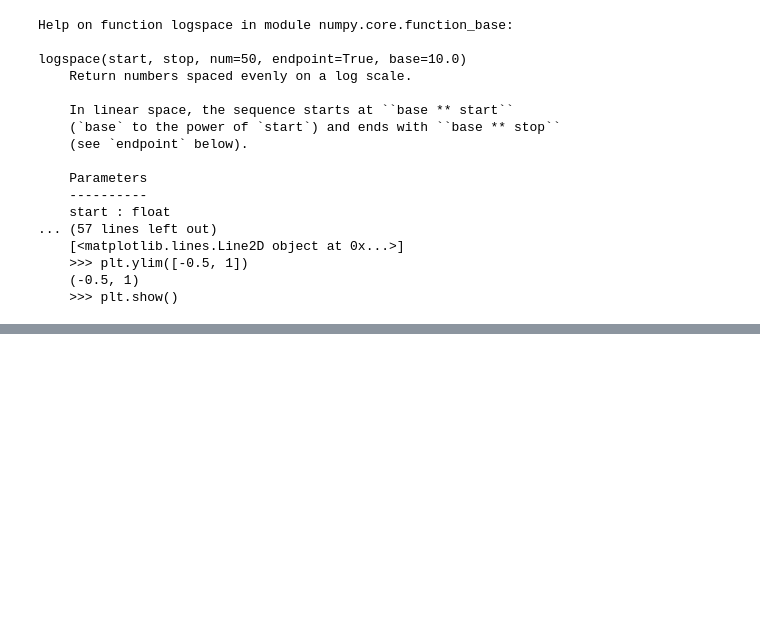
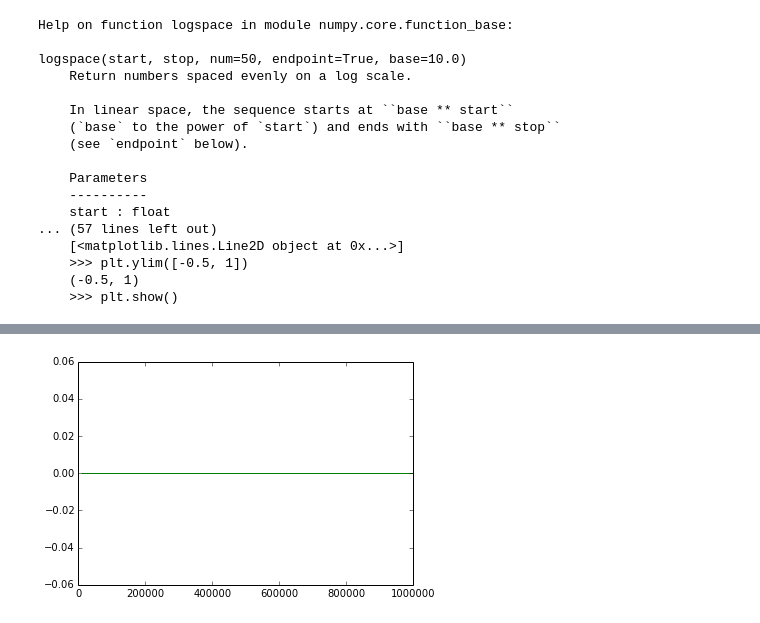
Before and after one commit to kjarment/PHYS202S14, a Jupyter notebook: SciPy/MCIntegrationExcercises.ipynb, the cells around one changed output, grey strips where cells are left out. Cells and saved outputs as stored; diff of their text form; code cells hidden in the pictures; blank space fills up the shorter version.

```diff
--- a/SciPy/MCIntegrationExcercises.ipynb
+++ b/SciPy/MCIntegrationExcercises.ipynb
@@ -208,0 +267,5 @@ plt.show()
+# %%
+plt.plot(N1, Unc, color='g',label='Uncertainty')
+plt.show()
+# %% [output]
+[figure, added]
```
Also changed, not shown: parts of 11 cells of this notebook, 3 other files.
